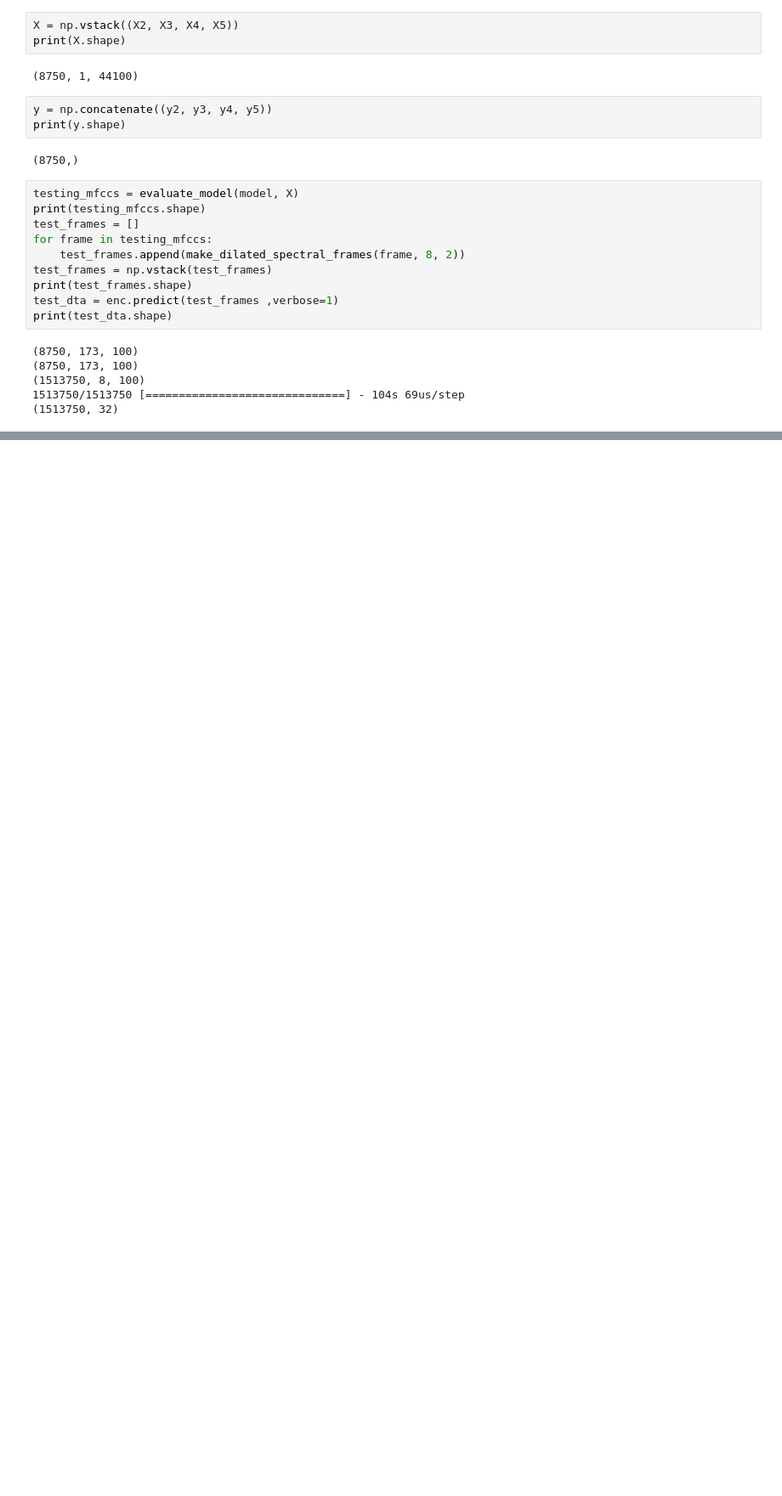
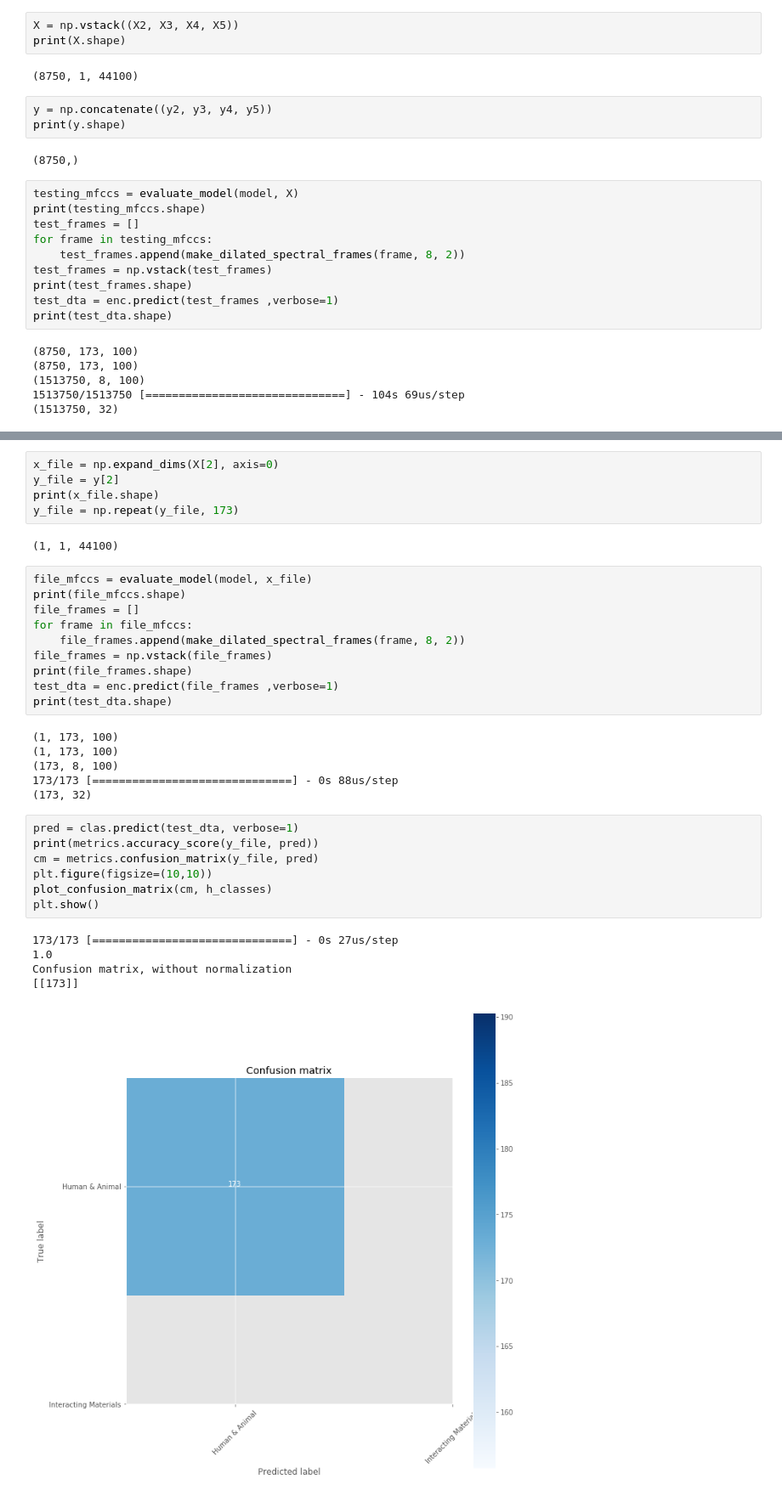
Before and after one commit to DeanPFZ/deep-audio-public, a Jupyter notebook: src/High Level Nets Keras Autoencoder.ipynb, the cells around one changed output, grey strips where cells are left out. Shown at 85% size. Drawn from its saved outputs; the diff is of its cells as text; blank space fills up the shorter version.

```diff
--- a/src/High Level Nets Keras Autoencoder.ipynb
+++ b/src/High Level Nets Keras Autoencoder.ipynb
@@ -587,0 +599,36 @@ plt.show()
+# %%
+x_file = np.expand_dims(X[2], axis=0)
+y_file = y[2]
+print(x_file.shape)
+y_file = np.repeat(y_file, 173)
+# %% [output]
+(1, 1, 44100)
+# %%
+file_mfccs = evaluate_model(model, x_file)
+print(file_mfccs.shape)
+file_frames = []
+for frame in file_mfccs:
+    file_frames.append(make_dilated_spectral_frames(frame, 8, 2))
+file_frames = np.vstack(file_frames)
+print(file_frames.shape)
+test_dta = enc.predict(file_frames ,verbose=1)
+print(test_dta.shape)
+# %% [output]
+(1, 173, 100)
+(1, 173, 100)
+(173, 8, 100)
+173/173 [==============================] - 0s 88us/step
+(173, 32)
+# %%
+pred = clas.predict(test_dta, verbose=1)
+print(metrics.accuracy_score(y_file, pred))
+cm = metrics.confusion_matrix(y_file, pred)
+plt.figure(figsize=(10,10))
+plot_confusion_matrix(cm, h_classes)
+plt.show()
+# %% [output]
+173/173 [==============================] - 0s 27us/step
+1.0
+Confusion matrix, without normalization
+[[173]]
+[figure, added]
```
Also changed, not shown: parts of 4 cells of this notebook.
